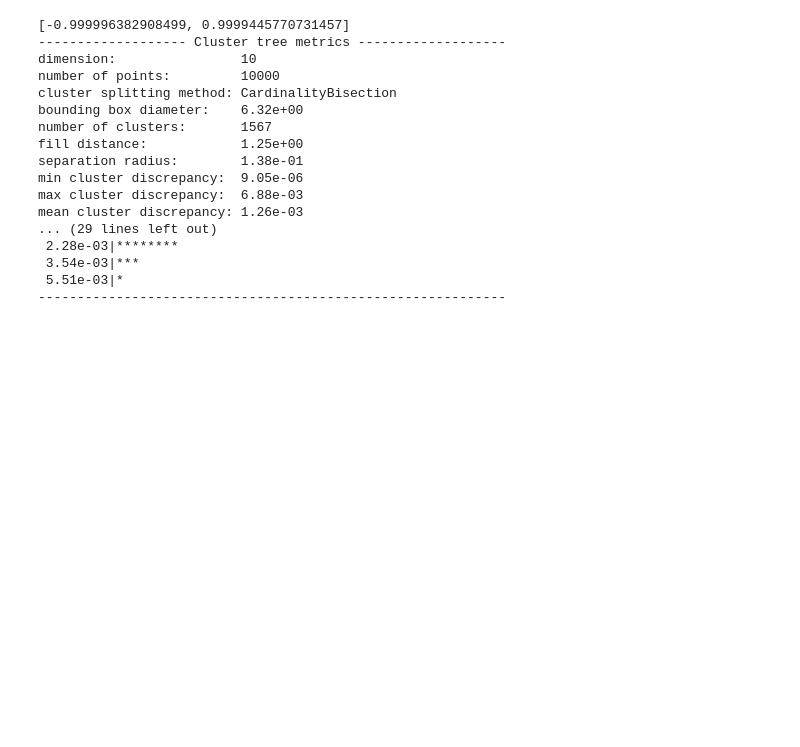
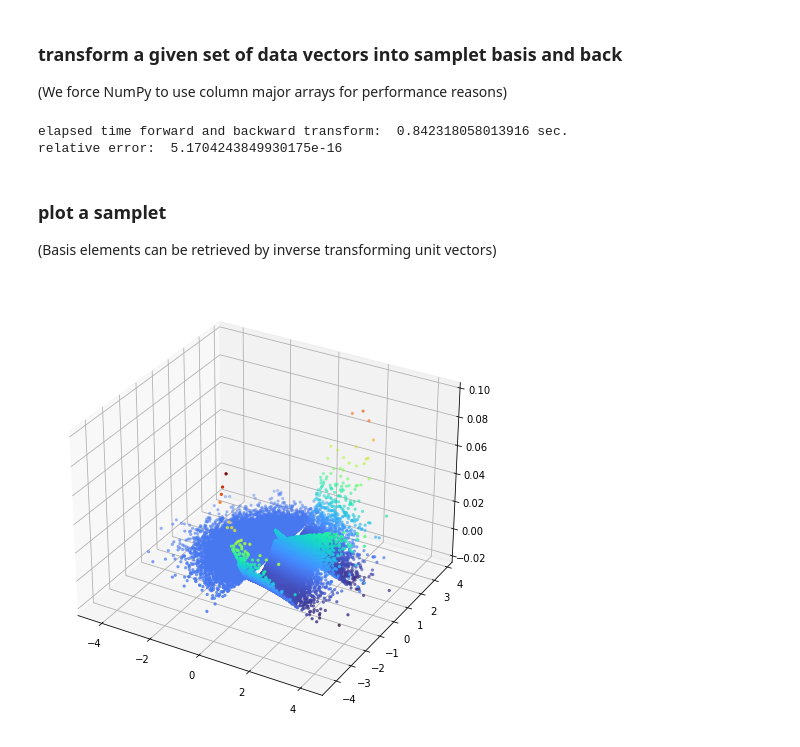
Before and after one commit to muchip/fmca, a Jupyter notebook: py/FMCA.ipynb, the cells around one changed output. Saved outputs shown, nothing was run; the diff lists cells and outputs as text; code cells hidden in the pictures; blank space fills up the shorter version.

Commit message:
added samplet transform to python

```diff
--- a/py/FMCA.ipynb
+++ b/py/FMCA.ipynb
@@ -22,0 +18,12 @@ FILE
+# %%
+dim = 2
+N = 42000
+dtilde = 3
+pts = np.array(np.random.randn(dim, N), order='F')
+start = time.time()
+ST = FMCA.SampletTree(pts, dtilde)
+stop = time.time()
+print('elapsed time samplet tree construction: ', stop - start, 'sec.')
+FMCA.sampletTreeStatistics(ST, pts)
+# reorder points according to samplet tree order
+pts = pts[:, ST.indices()]
@@ -23,23 +48,27 @@ FILE
+# %% [markdown]
+### transform a given set of data vectors into samplet basis and back
+(We force NumPy to use column major arrays for performance reasons)
 # %%
-A = 2 * np.array(np.random.rand(10,10000), order='F') - 1
-print([A.min(), A.max()])
-CT = FMCA.ClusterTree(A, 10)
-FMCA.clusterTreeStatistics(CT, A)
+start = time.time()
+data = 2 * np.array(np.random.rand(N,1000), order='F') - 1
+Tdata = FMCA.sampletTransform(ST, data)
+data2 = FMCA.inverseSampletTransform(ST, Tdata)
+stop = time.time()
+print('elapsed time forward and backward transform: ', stop - start, 'sec.')
+print('relative error: ', la.norm(data - data2) / la.norm(data))
 # %% [output]
-[-0.999996382908499, 0.9999445770731457]
-------------------- Cluster tree metrics -------------------
-dimension:                10
-number of points:         10000
-cluster splitting method: CardinalityBisection
-bounding box diameter:    6.32e+00
-number of clusters:       1567
-fill distance:            1.25e+00
-separation radius:        1.38e-01
-min cluster discrepancy:  9.05e-06
-max cluster discrepancy:  6.88e-03
-mean cluster discrepancy: 1.26e-03
-... (29 lines left out)
- 2.28e-03|********
- 3.54e-03|***
- 5.51e-03|*
-------------------------------------------------------------
+elapsed time forward and backward transform:  0.842318058013916 sec.
+relative error:  5.1704243849930175e-16
+# %% [markdown]
+### plot a samplet
+(Basis elements can be retrieved by inverse transforming unit vectors)
+# %%
+unit = np.array(np.zeros(N), order='F');
+unit[22] = 1
+Tunit = FMCA.inverseSampletTransform(ST, unit)
+plt.figure(figsize=(8,8))
+ax = plt.axes(projection='3d')
+ax.scatter(pts[0,:], pts[1,:], Tunit[:,0], c=Tunit[:,0], marker='.', cmap='turbo')
+plt.show()
+# %% [output]
+[figure, added]
```
Also changed, not shown: parts of 6 cells of this notebook, 2 other files.
